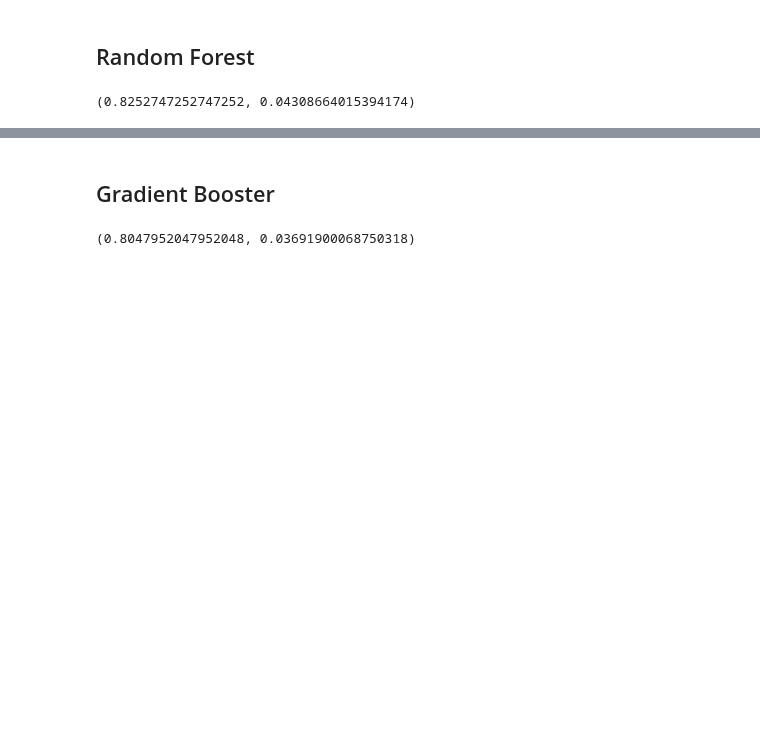
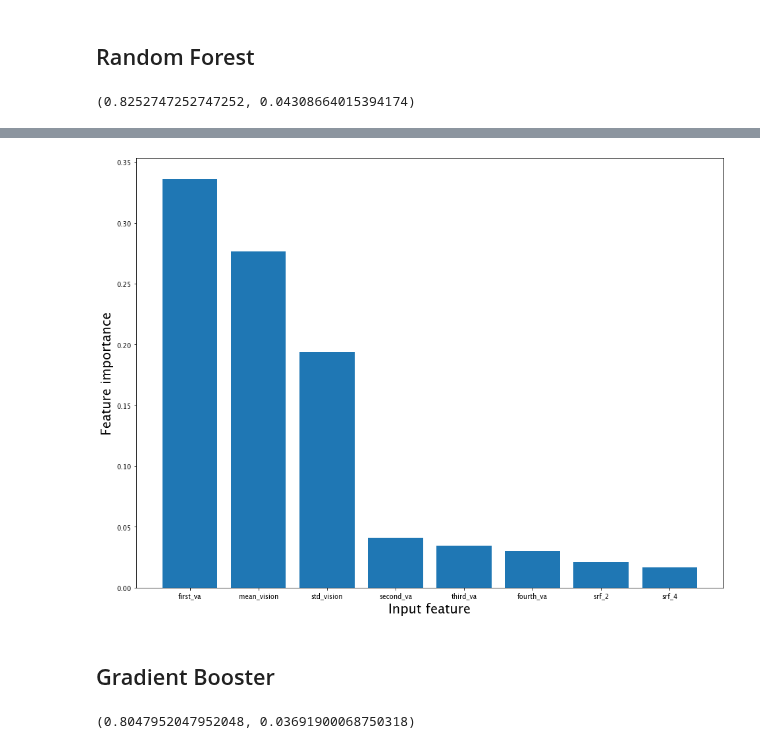
Before and after one commit to charlieoneill11/predicting_vision_paper, a Jupyter notebook: models/Classification.ipynb, the cells around one changed output, grey strips where cells are left out. Cells and saved outputs as stored; diff of their text form; code cells hidden in the pictures; blank space fills up the shorter version.

```diff
--- a/models/Classification.ipynb
+++ b/models/Classification.ipynb
@@ -109,3 +108,0 @@ score(rf, X, y, scoring='roc_auc')
-# %%
-rf = RandomForestClassifier(n_estimators=1000, random_state=42)
-score(rf, X, y)
@@ -121,10 +108,0 @@ params = {'max_depth': [6,9,20,50],
-# %%
-params = {'min_samples_leaf': [2, 5, 10]}
-
-rf = RandomForestClassifier(max_depth=40, n_estimators=250, max_features=10,
-                            random_state=42)
-
-rnd_search = RandomizedSearchCV(rf, params, scoring='accuracy',
-                                n_iter = 10, cv = 5)
-rnd_search.fit(X, y)
-rnd_search.best_score_
@@ -133,2 +111,4 @@ rnd_search.best_score_
 # %%
-rnd_search.best_params_
+def rf_feat_importance(m, df):
+    return pd.DataFrame({'cols':df.columns, 'imp':m.feature_importances_}
+                       ).sort_values('imp', ascending=False)
@@ -136,0 +115,3 @@ rnd_search.best_params_
+# %%
+fi = rf_feat_importance(rf, X)
+fi[:8]
@@ -137,3 +128,12 @@ rnd_search.best_params_
+# %%
+plt.rcParams['figure.figsize'] = (16, 12)
+plt.bar(fi[:8].cols, fi[:8].imp)
+plt.xlabel("Input feature", size=20)
+plt.ylabel("Feature importance", size=20)
+plt.savefig("feature_importance.png", dpi=250)
+plt.show()
+# %% [output]
+[figure, added]
 # %% [markdown]
 ## Gradient Booster
 # %%
```
Also changed, not shown: parts of 29 cells of this notebook, 9 other files.
